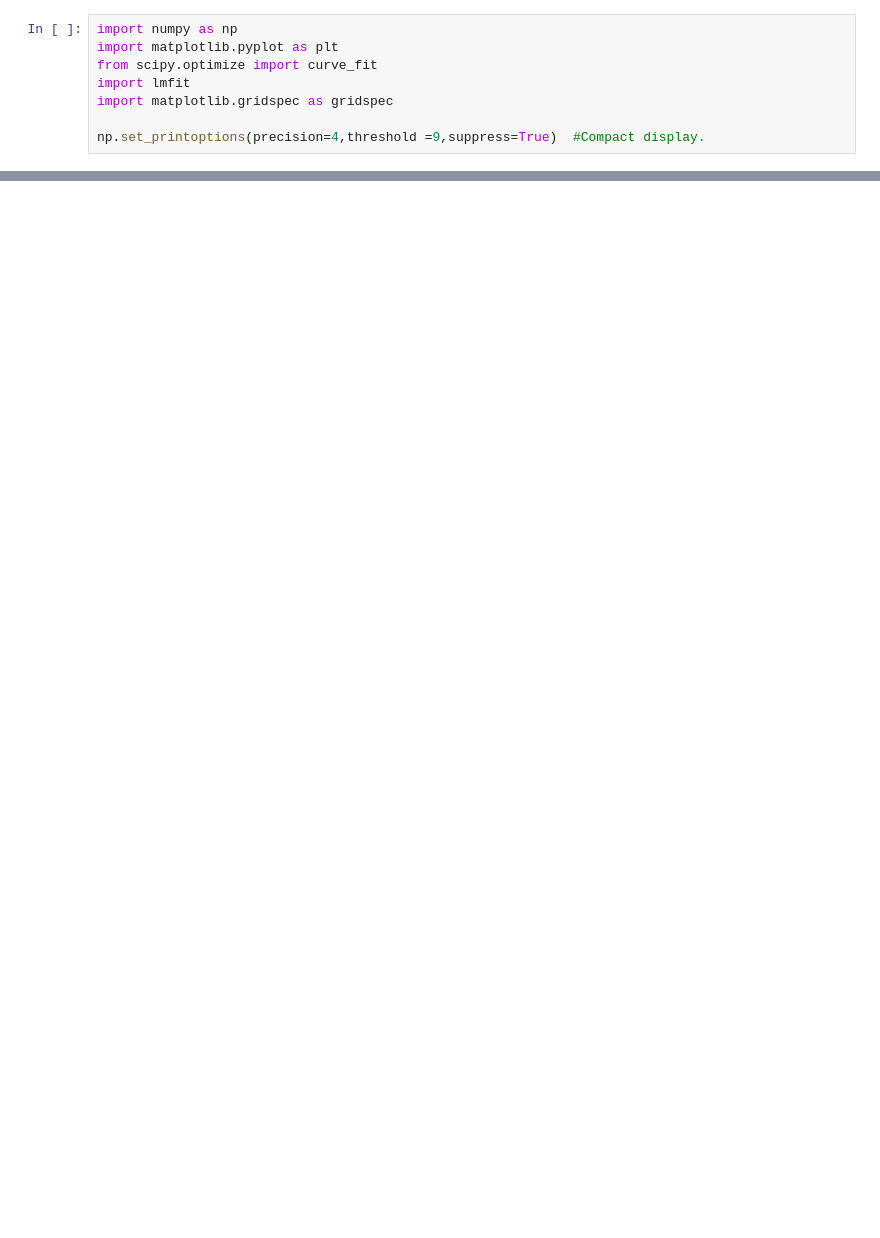
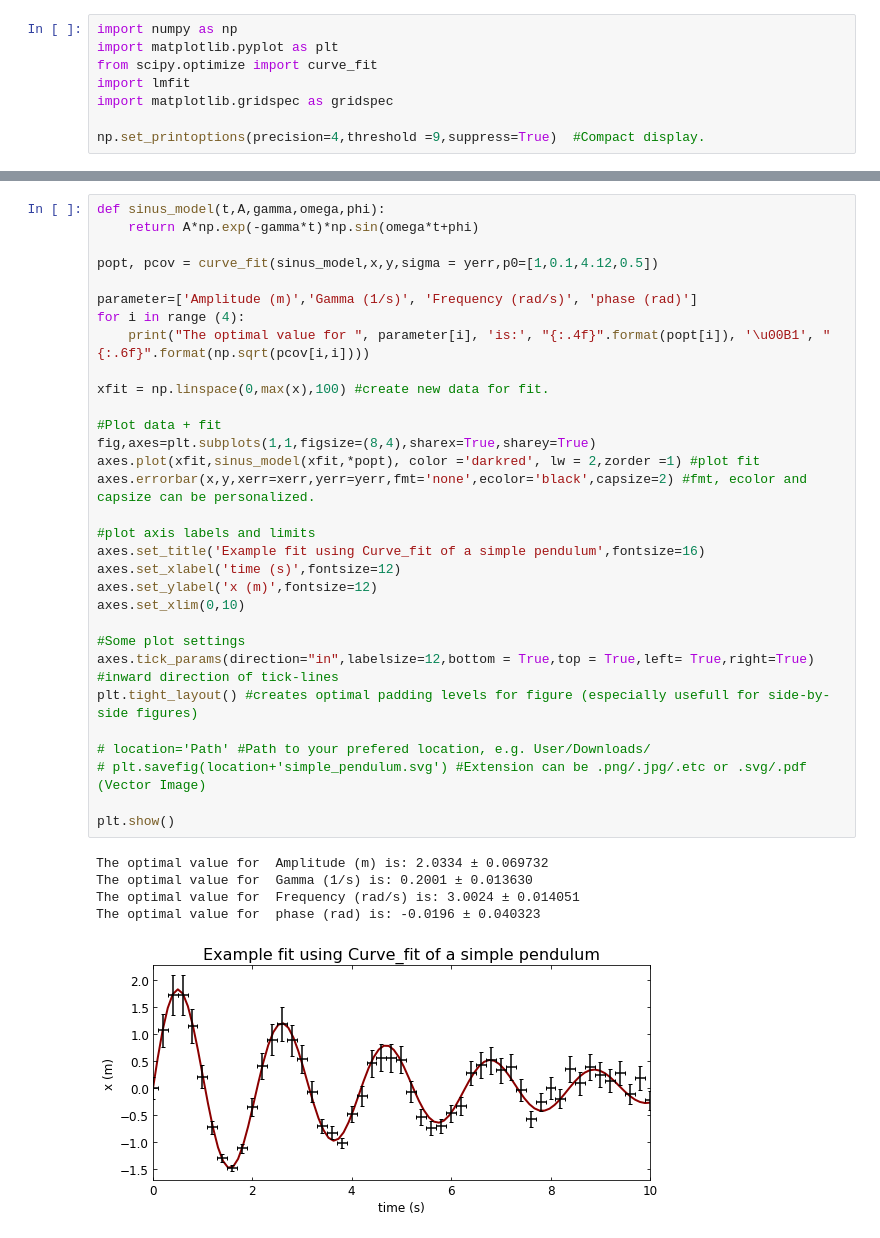
Before and after one commit to JBusink/Curve-Fit, a Jupyter notebook: curve_fit.ipynb, the cells around one changed output, grey strips where cells are left out. Drawn from its saved outputs; the diff is of its cells as text; blank space fills up the shorter version.

```diff
--- a/curve_fit.ipynb
+++ b/curve_fit.ipynb
@@ -46,0 +118,37 @@ plt.show()
+# %%
+def sinus_model(t,A,gamma,omega,phi):
+    return A*np.exp(-gamma*t)*np.sin(omega*t+phi)
+
+popt, pcov = curve_fit(sinus_model,x,y,sigma = yerr,p0=[1,0.1,4.12,0.5])
+
+parameter=['Amplitude (m)','Gamma (1/s)', 'Frequency (rad/s)', 'phase (rad)']
+for i in range (4):
+    print("The optimal value for ", parameter[i], 'is:', "{:.4f}".format(popt[i]), '\u00B1', "{:.6f}".format(np.sqrt(pcov[i,i])))
+
+xfit = np.linspace(0,max(x),100) #create new data for fit.
+
+#Plot data + fit
+fig,axes=plt.subplots(1,1,figsize=(8,4),sharex=True,sharey=True)
+axes.plot(xfit,sinus_model(xfit,*popt), color ='darkred', lw = 2,zorder =1) #plot fit
+axes.errorbar(x,y,xerr=xerr,yerr=yerr,fmt='none',ecolor='black',capsize=2) #fmt, ecolor and capsize can be personalized.
+
+#plot axis labels and limits
+axes.set_title('Example fit using Curve_fit of a simple pendulum',fontsize=16)
+axes.set_xlabel('time (s)',fontsize=12)
+axes.set_ylabel('x (m)',fontsize=12)
+axes.set_xlim(0,10)
+
+#Some plot settings
+axes.tick_params(direction="in",labelsize=12,bottom = True,top = True,left= True,right=True) #inward direction of tick-lines
+plt.tight_layout() #creates optimal padding levels for figure (especially usefull for side-by-side figures)
+
+# location='Path' #Path to your prefered location, e.g. User/Downloads/
+# plt.savefig(location+'simple_pendulum.svg') #Extension can be .png/.jpg/.etc or .svg/.pdf (Vector Image)
+
+plt.show()
+# %% [output]
+The optimal value for  Amplitude (m) is: 2.0334 ± 0.069732
+The optimal value for  Gamma (1/s) is: 0.2001 ± 0.013630
+The optimal value for  Frequency (rad/s) is: 3.0024 ± 0.014051
+The optimal value for  phase (rad) is: -0.0196 ± 0.040323
+[figure, added]
```
Also changed, not shown: parts of 23 cells of this notebook.
